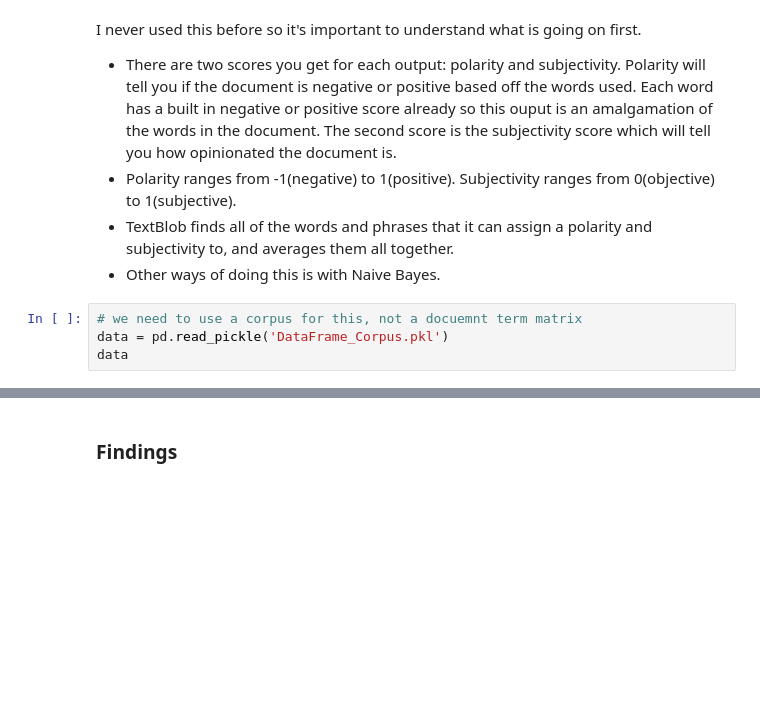
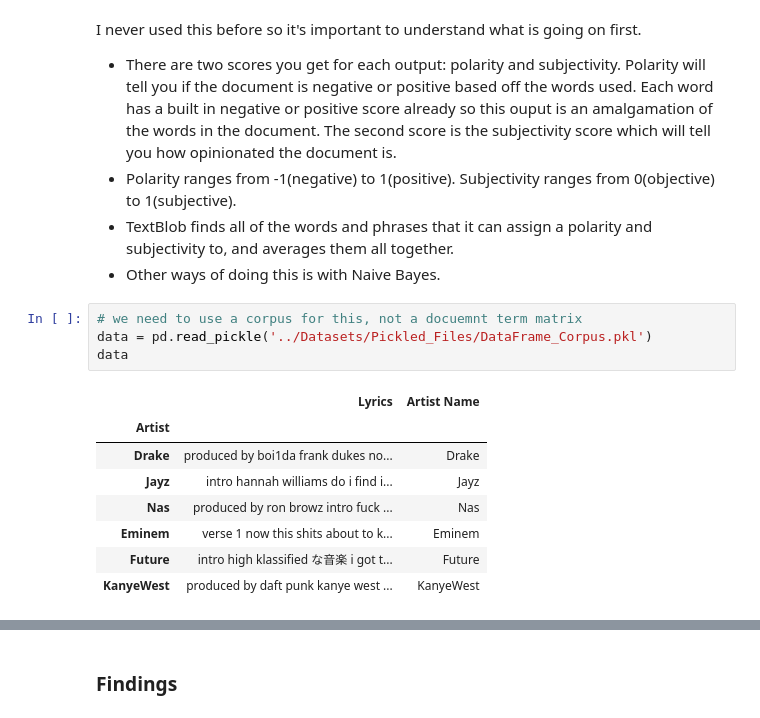
Before and after one commit to johnsovo44/Discovering-Qualities-of-Drake-using-Natural-Language-Processing, a Jupyter notebook: Code/Rap Genius - EDA.ipynb, the cells around one changed output, grey strips where cells are left out. Cells and saved outputs as stored; diff of their text form; blank space fills up the shorter version.

```diff
--- a/Code/Rap Genius - EDA.ipynb
+++ b/Code/Rap Genius - EDA.ipynb
@@ -416,8 +398,17 @@ I never used this before so it's important to understand what is going on first.
 - Other ways of doing this is with Naive Bayes.
 # %%
 # we need to use a corpus for this, not a docuemnt term matrix
-data = pd.read_pickle('DataFrame_Corpus.pkl')
+data = pd.read_pickle('../Datasets/Pickled_Files/DataFrame_Corpus.pkl')
 data
+# %% [output]
+|  | Lyrics | Artist Name |
+| Artist |  |  |
+| Drake | produced by boi1da frank dukes no... | Drake |
+| Jayz | intro hannah williams do i find i... | Jayz |
+| Nas | produced by ron browz intro fuck ... | Nas |
+| Eminem | verse 1 now this shits about to k... | Eminem |
+| Future | intro high klassified な音楽 i got t... | Future |
+| KanyeWest | produced by daft punk kanye west ... | KanyeWest |
 # %%
 # Create quick lambda functions to find the polarity and subjectivity of each corpus
 pol = lambda x: TextBlob(x).sentiment.polarity
```
Also changed, not shown: parts of 17 cells of this notebook, 11 other files.
